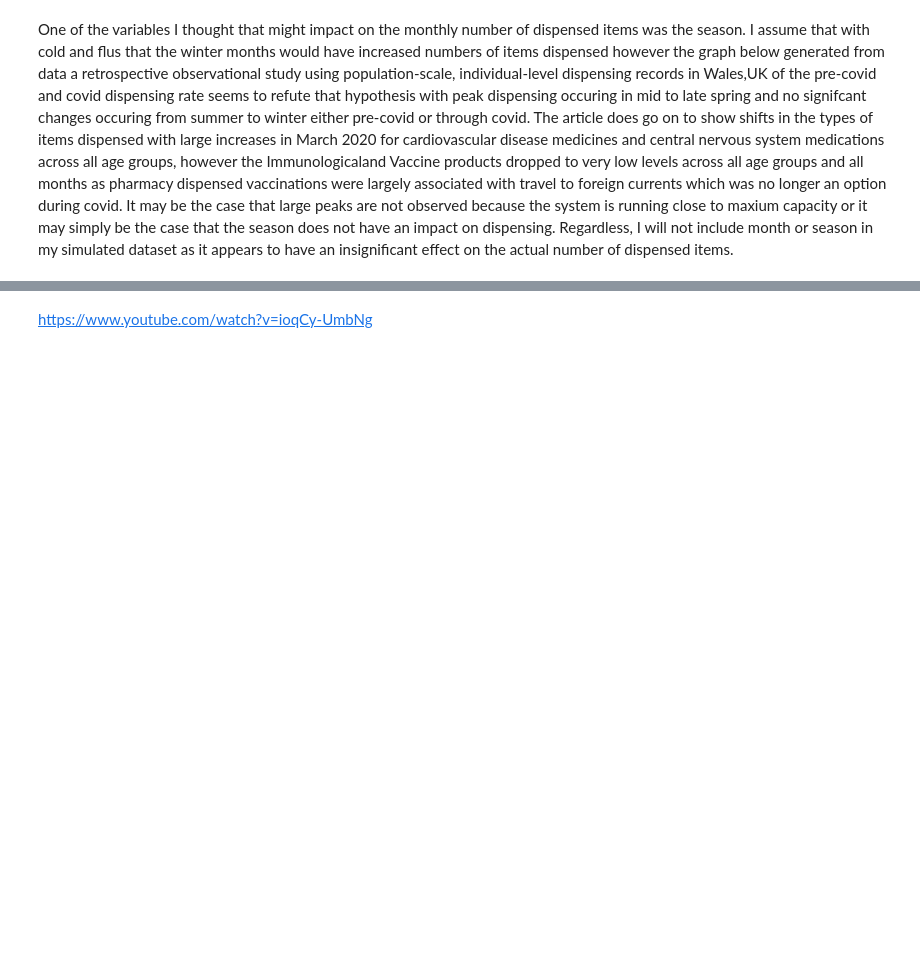
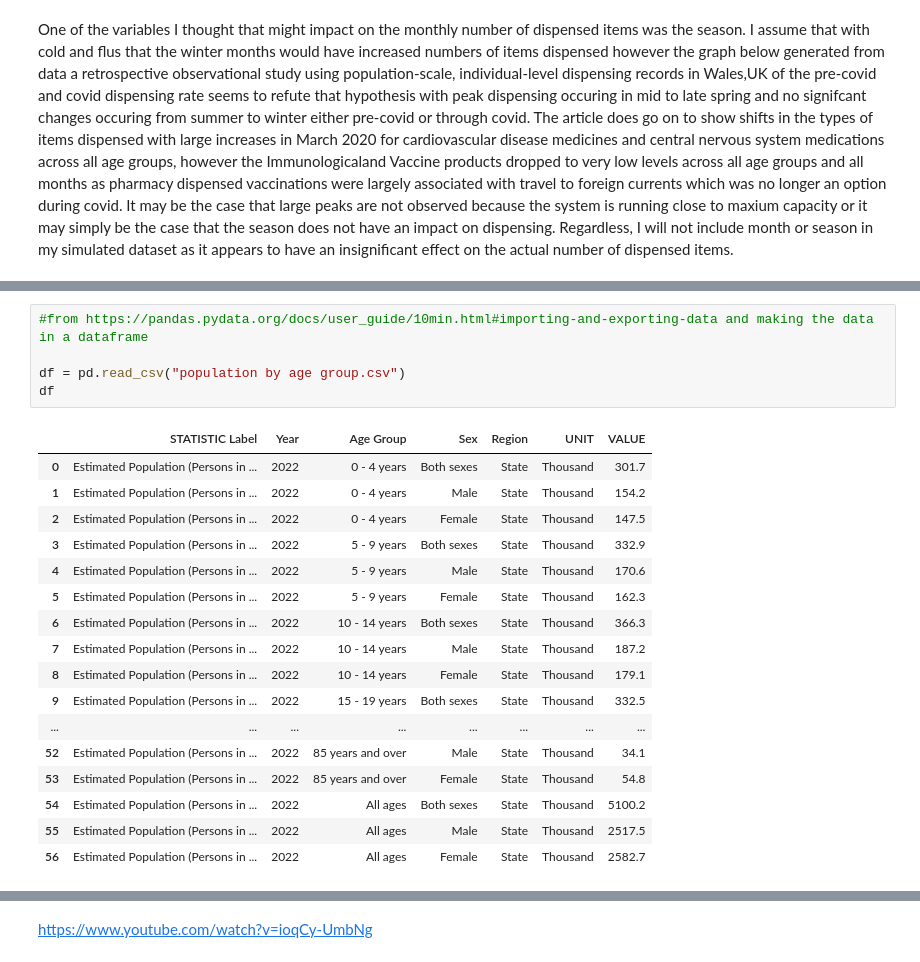
Before and after one commit to BridK02/PfDA-assignment, a Jupyter notebook: PfDA_Assignment.ipynb, the cells around one changed output, grey strips where cells are left out. Drawn from its saved outputs; the diff is of its cells as text; blank space fills up the shorter version.

```diff
--- a/PfDA_Assignment.ipynb
+++ b/PfDA_Assignment.ipynb
@@ -198,0 +235,23 @@ Total number of dispensed items per month of the year and relative changes -in 2
+# %%
+#from https://pandas.pydata.org/docs/user_guide/10min.html#importing-and-exporting-data and making the data in a dataframe
+
+df = pd.read_csv("population by age group.csv")
+df
+# %% [output]
+|  | STATISTIC Label | Year | Age Group | Sex | Region | UNIT | VALUE |
+| 0 | Estimated Population (Persons in ... | 2022 | 0 - 4 years | Both sexes | State | Thousand | 301.7 |
+| 1 | Estimated Population (Persons in ... | 2022 | 0 - 4 years | Male | State | Thousand | 154.2 |
+| 2 | Estimated Population (Persons in ... | 2022 | 0 - 4 years | Female | State | Thousand | 147.5 |
+| 3 | Estimated Population (Persons in ... | 2022 | 5 - 9 years | Both sexes | State | Thousand | 332.9 |
+| 4 | Estimated Population (Persons in ... | 2022 | 5 - 9 years | Male | State | Thousand | 170.6 |
+| 5 | Estimated Population (Persons in ... | 2022 | 5 - 9 years | Female | State | Thousand | 162.3 |
+| 6 | Estimated Population (Persons in ... | 2022 | 10 - 14 years | Both sexes | State | Thousand | 366.3 |
+| 7 | Estimated Population (Persons in ... | 2022 | 10 - 14 years | Male | State | Thousand | 187.2 |
+| 8 | Estimated Population (Persons in ... | 2022 | 10 - 14 years | Female | State | Thousand | 179.1 |
+| 9 | Estimated Population (Persons in ... | 2022 | 15 - 19 years | Both sexes | State | Thousand | 332.5 |
+| ... | ... | ... | ... | ... | ... | ... | ... |
+| 52 | Estimated Population (Persons in ... | 2022 | 85 years and over | Male | State | Thousand | 34.1 |
+| 53 | Estimated Population (Persons in ... | 2022 | 85 years and over | Female | State | Thousand | 54.8 |
+| 54 | Estimated Population (Persons in ... | 2022 | All ages | Both sexes | State | Thousand | 5100.2 |
+| 55 | Estimated Population (Persons in ... | 2022 | All ages | Male | State | Thousand | 2517.5 |
+| 56 | Estimated Population (Persons in ... | 2022 | All ages | Female | State | Thousand | 2582.7 |
```
Also changed, not shown: parts of 12 cells of this notebook, 1 other file.
